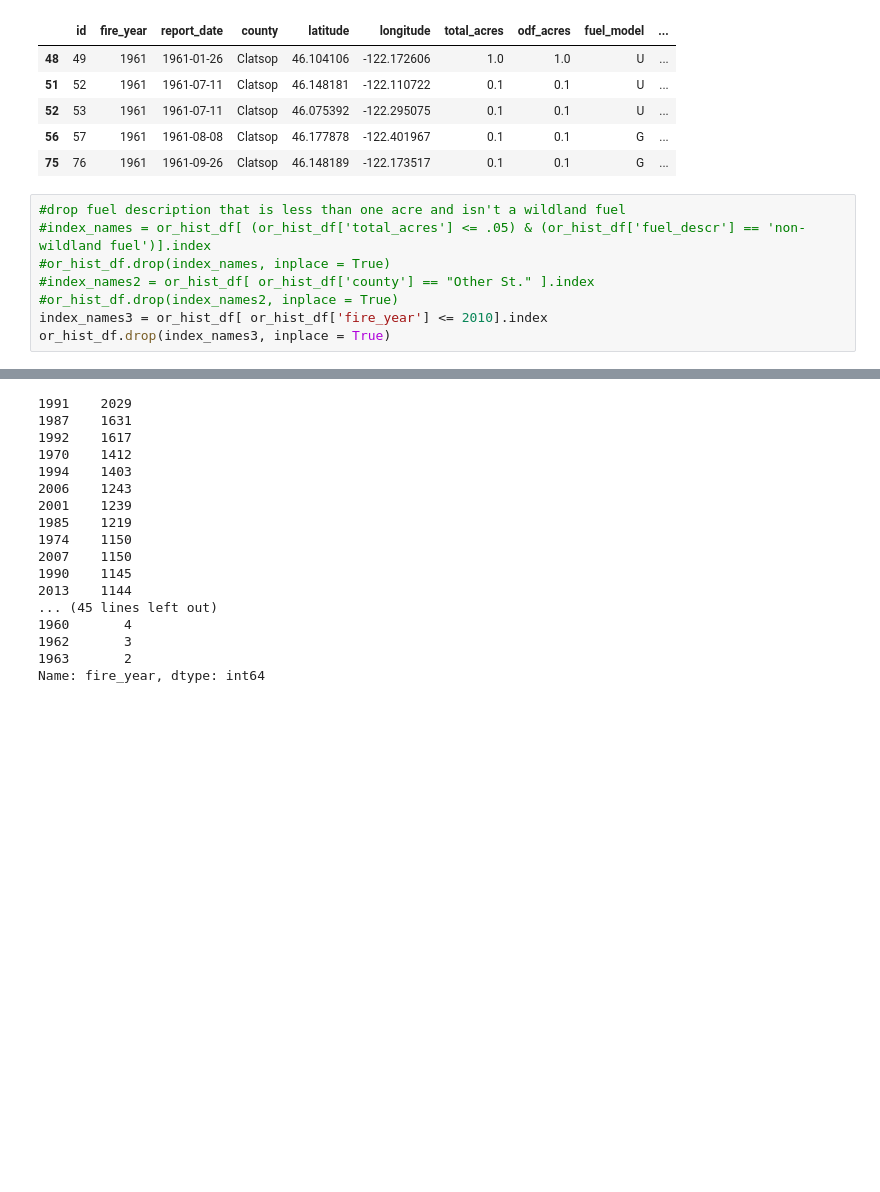
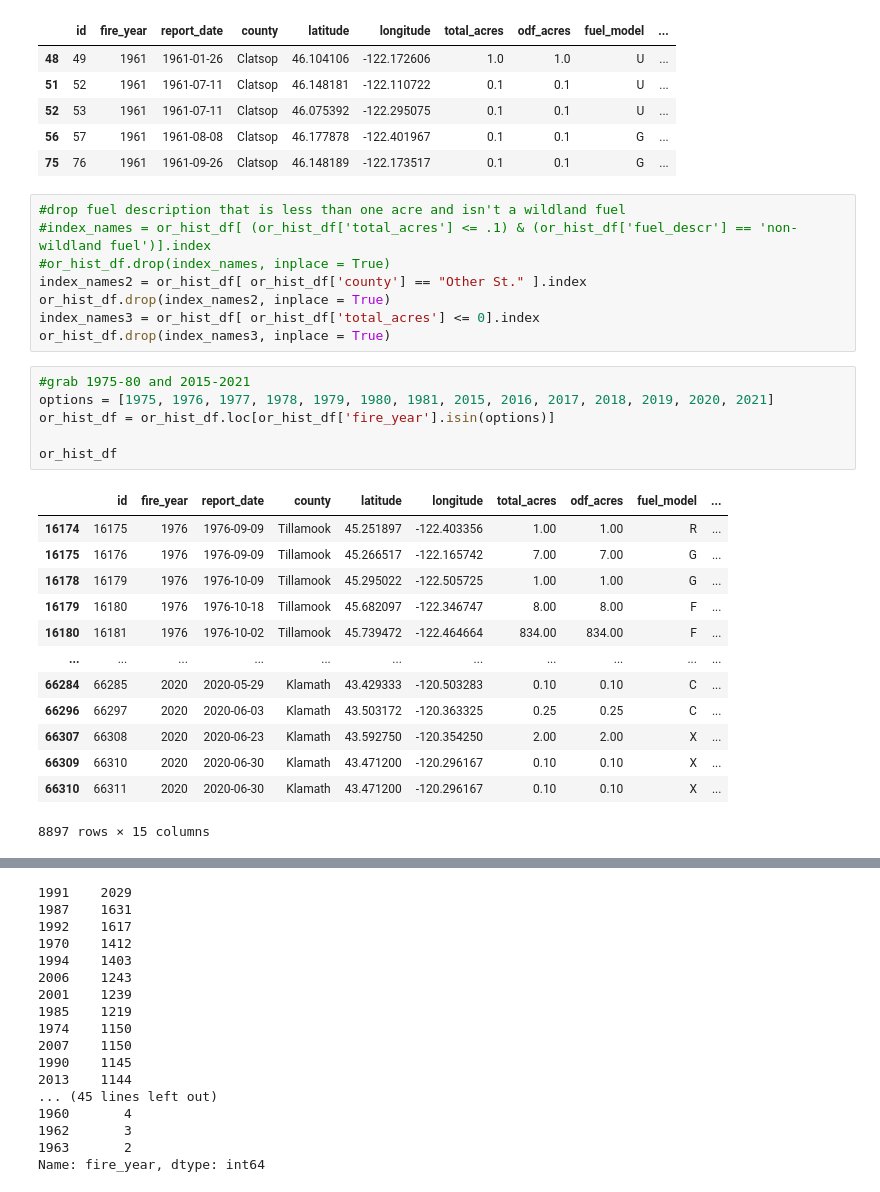
Before and after one commit to cjengleson/Project-2-Repo, a Jupyter notebook: or_historic_cleanup.ipynb, the cells around one changed output, grey strips where cells are left out. Saved outputs shown, nothing was run; the diff lists cells and outputs as text; blank space fills up the shorter version.

```diff
--- a/or_historic_cleanup.ipynb
+++ b/or_historic_cleanup.ipynb
@@ -34,12 +34,32 @@ or_hist_df.head()
 | 75 | 76 | 1961 | 1961-09-26 | Clatsop | 46.148189 | -122.173517 | 0.1 | 0.1 | G | ... |
 # %%
 #drop fuel description that is less than one acre and isn't a wildland fuel
-#index_names = or_hist_df[ (or_hist_df['total_acres'] <= .05) & (or_hist_df['fuel_descr'] == 'non-wildland fuel')].index
+#index_names = or_hist_df[ (or_hist_df['total_acres'] <= .1) & (or_hist_df['fuel_descr'] == 'non-wildland fuel')].index
 #or_hist_df.drop(index_names, inplace = True)
-#index_names2 = or_hist_df[ or_hist_df['county'] == "Other St." ].index
-#or_hist_df.drop(index_names2, inplace = True)
-index_names3 = or_hist_df[ or_hist_df['fire_year'] <= 2010].index
+index_names2 = or_hist_df[ or_hist_df['county'] == "Other St." ].index
+or_hist_df.drop(index_names2, inplace = True)
+index_names3 = or_hist_df[ or_hist_df['total_acres'] <= 0].index
 or_hist_df.drop(index_names3, inplace = True)
+# %%
+#grab 1975-80 and 2015-2021
+options = [1975, 1976, 1977, 1978, 1979, 1980, 1981, 2015, 2016, 2017, 2018, 2019, 2020, 2021]
+or_hist_df = or_hist_df.loc[or_hist_df['fire_year'].isin(options)]
+
+or_hist_df
+# %% [output]
+|  | id | fire_year | report_date | county | latitude | longitude | total_acres | odf_acres | fuel_model | ... |
+| 16174 | 16175 | 1976 | 1976-09-09 | Tillamook | 45.251897 | -122.403356 | 1.00 | 1.00 | R | ... |
+| 16175 | 16176 | 1976 | 1976-09-09 | Tillamook | 45.266517 | -122.165742 | 7.00 | 7.00 | G | ... |
+| 16178 | 16179 | 1976 | 1976-10-09 | Tillamook | 45.295022 | -122.505725 | 1.00 | 1.00 | G | ... |
+| 16179 | 16180 | 1976 | 1976-10-18 | Tillamook | 45.682097 | -122.346747 | 8.00 | 8.00 | F | ... |
+| 16180 | 16181 | 1976 | 1976-10-02 | Tillamook | 45.739472 | -122.464664 | 834.00 | 834.00 | F | ... |
+| ... | ... | ... | ... | ... | ... | ... | ... | ... | ... | ... |
+| 66284 | 66285 | 2020 | 2020-05-29 | Klamath | 43.429333 | -120.503283 | 0.10 | 0.10 | C | ... |
+| 66296 | 66297 | 2020 | 2020-06-03 | Klamath | 43.503172 | -120.363325 | 0.25 | 0.25 | C | ... |
+| 66307 | 66308 | 2020 | 2020-06-23 | Klamath | 43.592750 | -120.354250 | 2.00 | 2.00 | X | ... |
+| 66309 | 66310 | 2020 | 2020-06-30 | Klamath | 43.471200 | -120.296167 | 0.10 | 0.10 | X | ... |
+| 66310 | 66311 | 2020 | 2020-06-30 | Klamath | 43.471200 | -120.296167 | 0.10 | 0.10 | X | ... |
+8897 rows × 15 columns
 # %%
 or_hist_df.head()
 # %% [output]
```
Also changed, not shown: parts of 5 cells of this notebook, 1 other file.
